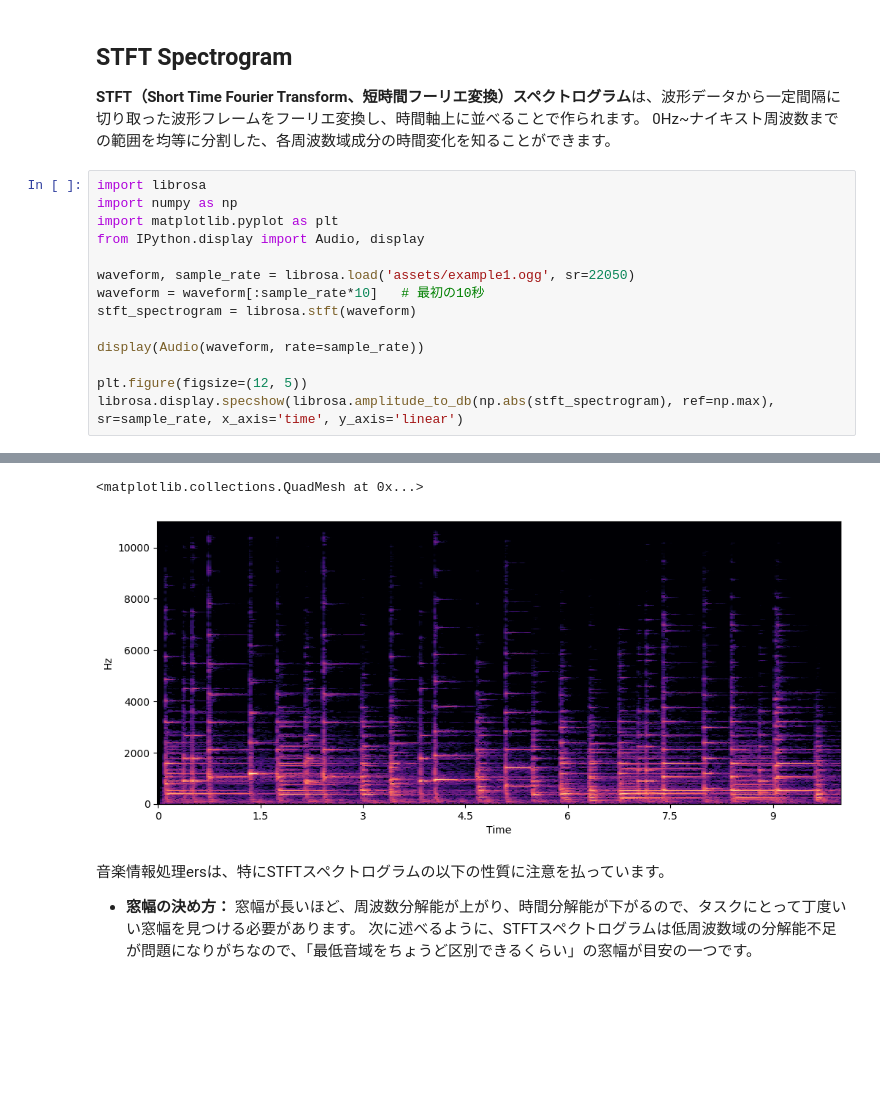
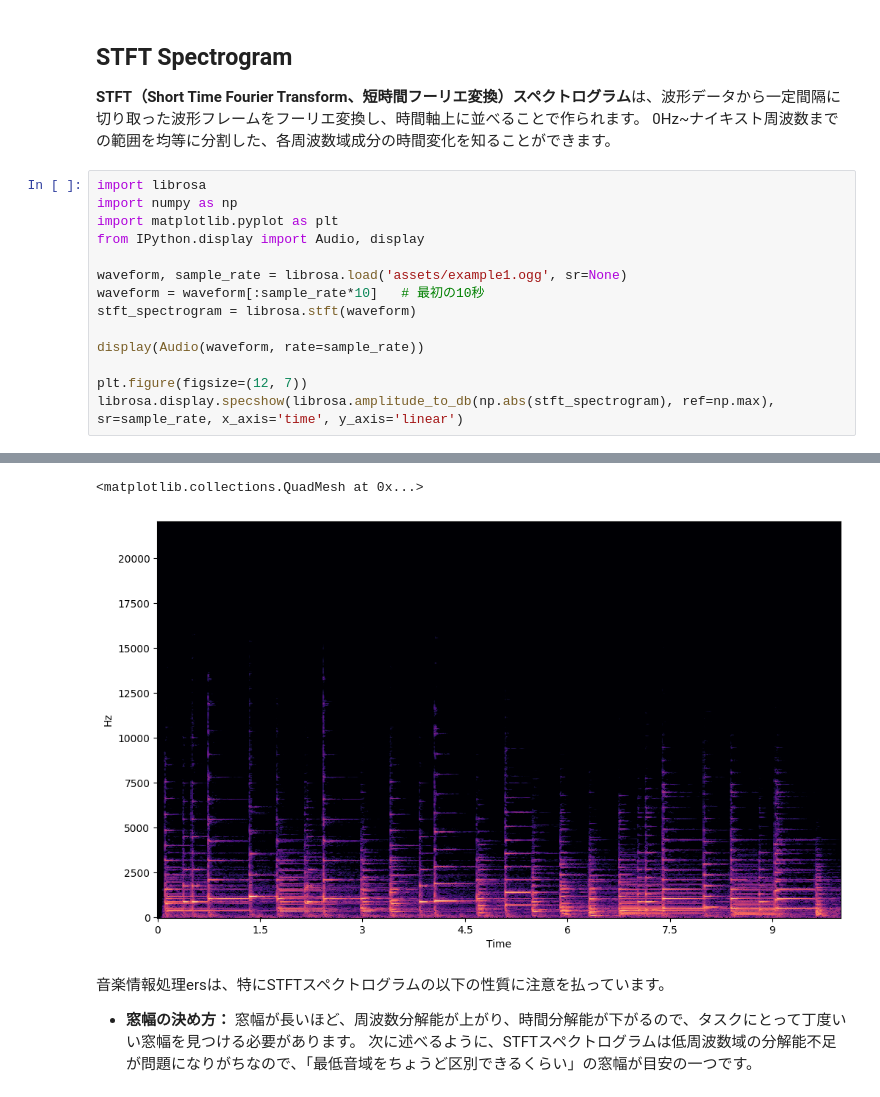
Before and after one commit to ja-MIC/Japanese-MIR-Book, a Jupyter notebook: book/signal_processing/xxgrams.ipynb, the cells around one changed output, grey strips where cells are left out. Cells and saved outputs as stored; diff of their text form; blank space fills up the shorter version.

```diff
--- a/book/signal_processing/xxgrams.ipynb
+++ b/book/signal_processing/xxgrams.ipynb
@@ -12,21 +12,21 @@
 # %%
 import librosa
 import numpy as np
 import matplotlib.pyplot as plt
 from IPython.display import Audio, display
 
-waveform, sample_rate = librosa.load('assets/example1.ogg', sr=22050)
+waveform, sample_rate = librosa.load('assets/example1.ogg', sr=None)
 waveform = waveform[:sample_rate*10]   # 最初の10秒
 stft_spectrogram = librosa.stft(waveform)
 
 display(Audio(waveform, rate=sample_rate))
 
-plt.figure(figsize=(12, 5))
+plt.figure(figsize=(12, 7))
 librosa.display.specshow(librosa.amplitude_to_db(np.abs(stft_spectrogram), ref=np.max), sr=sample_rate, x_axis='time', y_axis='linear')
 # %% [output]
 [interactive output not drawn]
 <matplotlib.collections.QuadMesh at 0x...>
-[figure, old version]
+[figure, new version]
 # %% [markdown]
 音楽情報処理ersは、特にSTFTスペクトログラムの以下の性質に注意を払っています。
 
```
Also changed, not shown: parts of 4 cells of this notebook.
